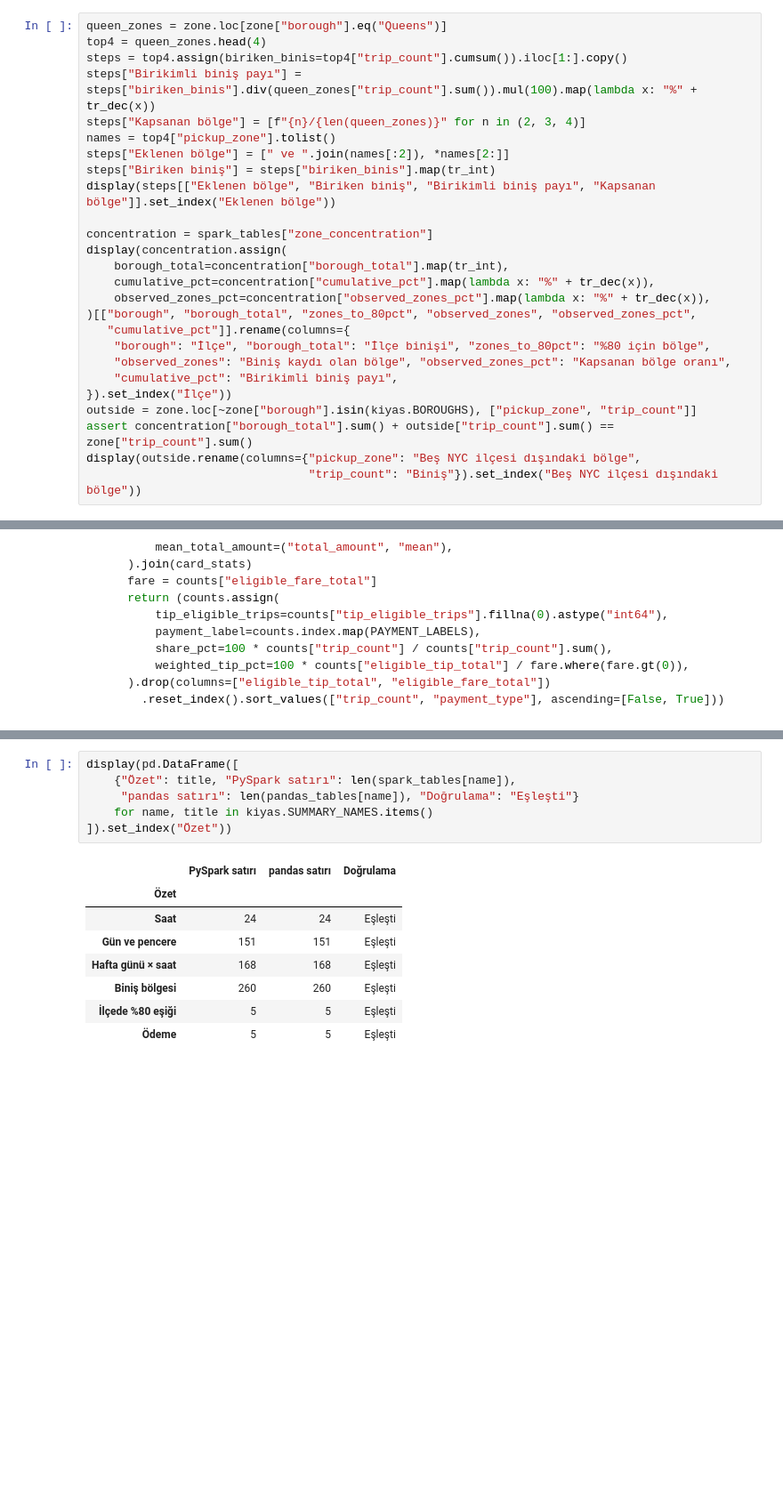
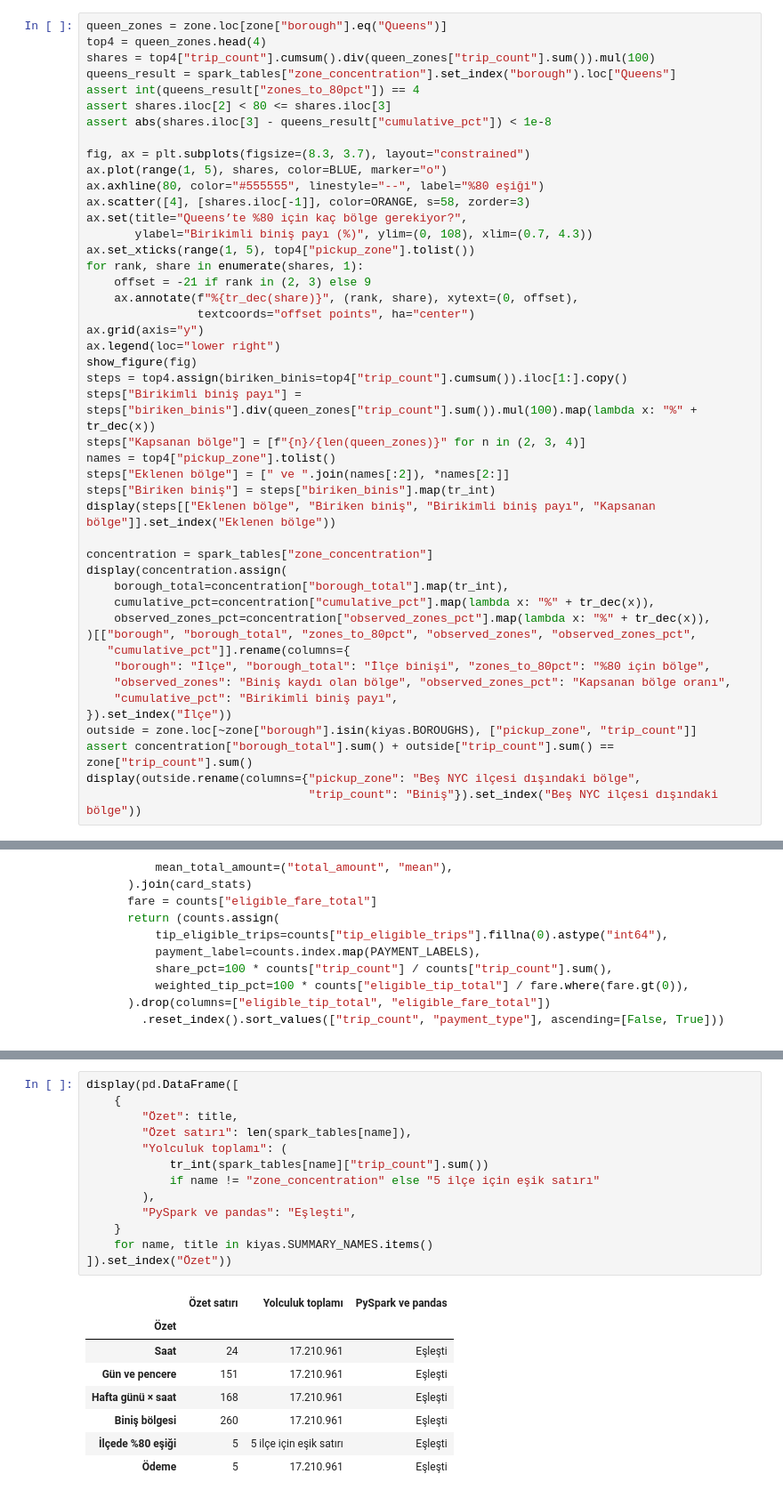
Before and after one commit to ismailesatucmak/BVA_Project, a Jupyter notebook: notebooks/03_aggregation_ders.ipynb, the cells around one changed output, grey strips where cells are left out. Shown at 89% size. Drawn from its saved outputs; the diff is of its cells as text; blank space fills up the shorter version.

```diff
--- a/notebooks/03_aggregation_ders.ipynb
+++ b/notebooks/03_aggregation_ders.ipynb
@@ -648,6 +799,26 @@ Haritada gösterilen: 17.210.743 / 17.210.961 yolculuk
 # %%
 queen_zones = zone.loc[zone["borough"].eq("Queens")]
 top4 = queen_zones.head(4)
+shares = top4["trip_count"].cumsum().div(queen_zones["trip_count"].sum()).mul(100)
+queens_result = spark_tables["zone_concentration"].set_index("borough").loc["Queens"]
+assert int(queens_result["zones_to_80pct"]) == 4
+assert shares.iloc[2] < 80 <= shares.iloc[3]
+assert abs(shares.iloc[3] - queens_result["cumulative_pct"]) < 1e-8
+
+fig, ax = plt.subplots(figsize=(8.3, 3.7), layout="constrained")
+ax.plot(range(1, 5), shares, color=BLUE, marker="o")
+ax.axhline(80, color="#555555", linestyle="--", label="%80 eşiği")
+ax.scatter([4], [shares.iloc[-1]], color=ORANGE, s=58, zorder=3)
+ax.set(title="Queens’te %80 için kaç bölge gerekiyor?",
+       ylabel="Birikimli biniş payı (%)", ylim=(0, 108), xlim=(0.7, 4.3))
+ax.set_xticks(range(1, 5), top4["pickup_zone"].tolist())
+for rank, share in enumerate(shares, 1):
+    offset = -21 if rank in (2, 3) else 9
+    ax.annotate(f"%{tr_dec(share)}", (rank, share), xytext=(0, offset),
+                textcoords="offset points", ha="center")
+ax.grid(axis="y")
+ax.legend(loc="lower right")
+show_figure(fig)
 steps = top4.assign(biriken_binis=top4["trip_count"].cumsum()).iloc[1:].copy()
 steps["Birikimli biniş payı"] = steps["biriken_binis"].div(queen_zones["trip_count"].sum()).mul(100).map(lambda x: "%" + tr_dec(x))
 steps["Kapsanan bölge"] = [f"{n}/{len(queen_zones)}" for n in (2, 3, 4)]
@@ -932,18 +1156,25 @@ def pandas_payments(trips):
 # %%
 display(pd.DataFrame([
-    {"Özet": title, "PySpark satırı": len(spark_tables[name]),
-     "pandas satırı": len(pandas_tables[name]), "Doğrulama": "Eşleşti"}
+    {
+        "Özet": title,
+        "Özet satırı": len(spark_tables[name]),
+        "Yolculuk toplamı": (
+            tr_int(spark_tables[name]["trip_count"].sum())
+            if name != "zone_concentration" else "5 ilçe için eşik satırı"
+        ),
+        "PySpark ve pandas": "Eşleşti",
+    }
     for name, title in kiyas.SUMMARY_NAMES.items()
 ]).set_index("Özet"))
 # %% [output]
-|  | PySpark satırı | pandas satırı | Doğrulama |
+|  | Özet satırı | Yolculuk toplamı | PySpark ve pandas |
 | Özet |  |  |  |
-| Saat | 24 | 24 | Eşleşti |
-| Gün ve pencere | 151 | 151 | Eşleşti |
-| Hafta günü × saat | 168 | 168 | Eşleşti |
-| Biniş bölgesi | 260 | 260 | Eşleşti |
-| İlçede %80 eşiği | 5 | 5 | Eşleşti |
-| Ödeme | 5 | 5 | Eşleşti |
+| Saat | 24 | 17.210.961 | Eşleşti |
+| Gün ve pencere | 151 | 17.210.961 | Eşleşti |
+| Hafta günü × saat | 168 | 17.210.961 | Eşleşti |
+| Biniş bölgesi | 260 | 17.210.961 | Eşleşti |
+| İlçede %80 eşiği | 5 | 5 ilçe için eşik satırı | Eşleşti |
+| Ödeme | 5 | 17.210.961 | Eşleşti |
 # %% [markdown]
 ### Analizlerin local[2] ve local[4] süreleri
 
```
Also changed, not shown: parts of 35 cells of this notebook.
